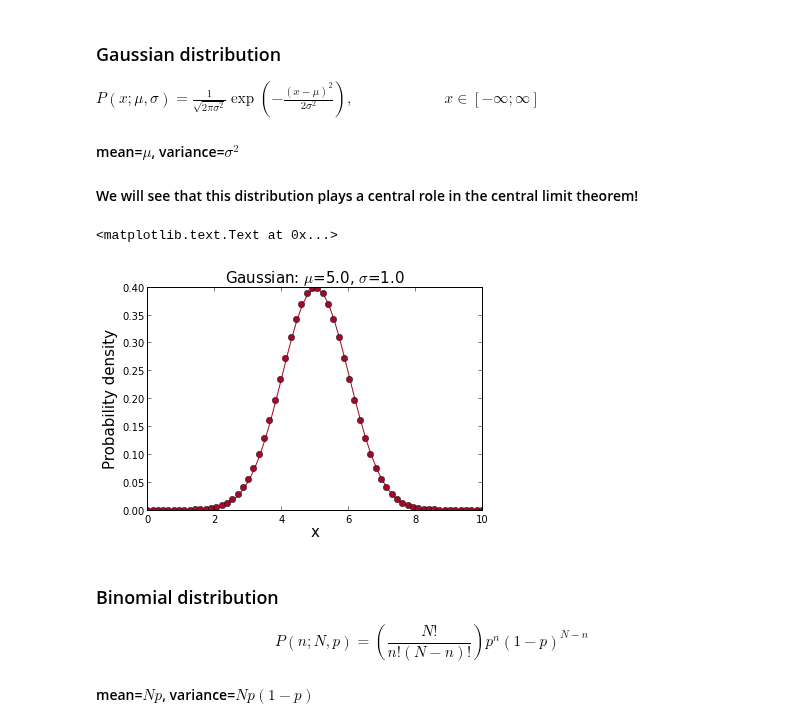
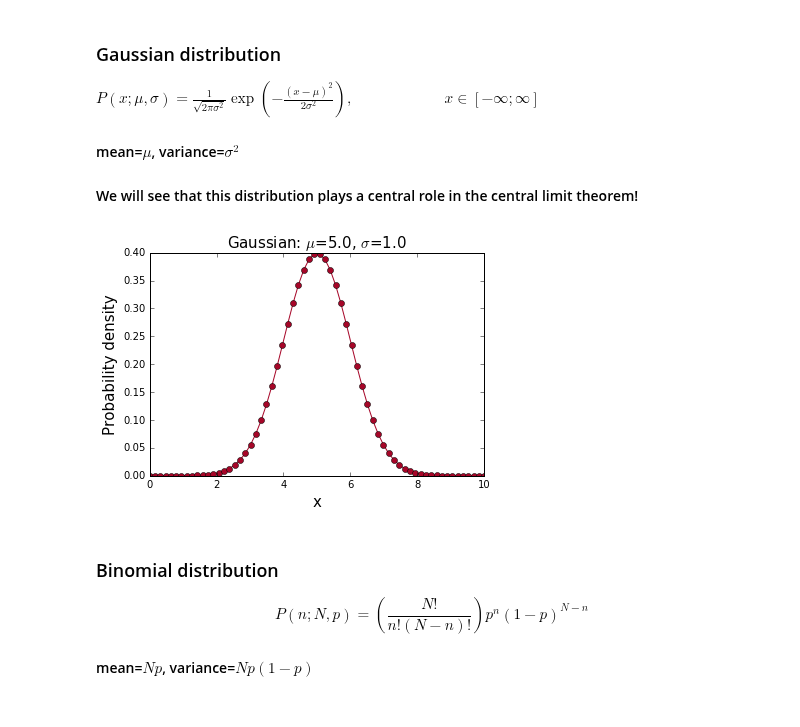
Before and after one commit to rajeshrinet/compPhy, a Jupyter notebook: notebooks/2014/CentralLimitTheorem.ipynb, the cells around one changed output. Saved outputs shown, nothing was run; the diff lists cells and outputs as text; code cells hidden in the pictures.

```diff
--- a/notebooks/2014/CentralLimitTheorem.ipynb
+++ b/notebooks/2014/CentralLimitTheorem.ipynb
@@ -43,16 +45,15 @@ $P(x;\mu,\sigma)=\displaystyle \frac{1}{\sqrt{2 \pi \sigma^2}} \exp{\displaystyl
 # %%
 u = 5 # mean
 s = 1 # standard deviation
 x = np.linspace(0,10, 64)
 y = (1/(np.sqrt(2*np.pi*s*s)))*np.exp(-(((x-u)**2)/(2*s*s)))
 
-plot(x,y,'o-', color='#A60628')
-title('Gaussian: $\mu$=%.1f, $\sigma$=%.1f' % (u,s),fontsize=15)
-xlabel('x',fontsize=15)
-ylabel('Probability density',fontsize=15)
+plt.plot(x,y,'o-', color='#A60628')
+plt.title('Gaussian: $\mu$=%.1f, $\sigma$=%.1f' % (u,s),fontsize=15)
+plt.xlabel('x',fontsize=15)
+plt.ylabel('Probability density',fontsize=15);
 # %% [output]
-<matplotlib.text.Text at 0x...>
-[figure, old version]
+[figure, new version]
 # %% [markdown]
 ### Binomial distribution
 $$
```
Also changed, not shown: parts of 12 cells of this notebook, 8 other files.
